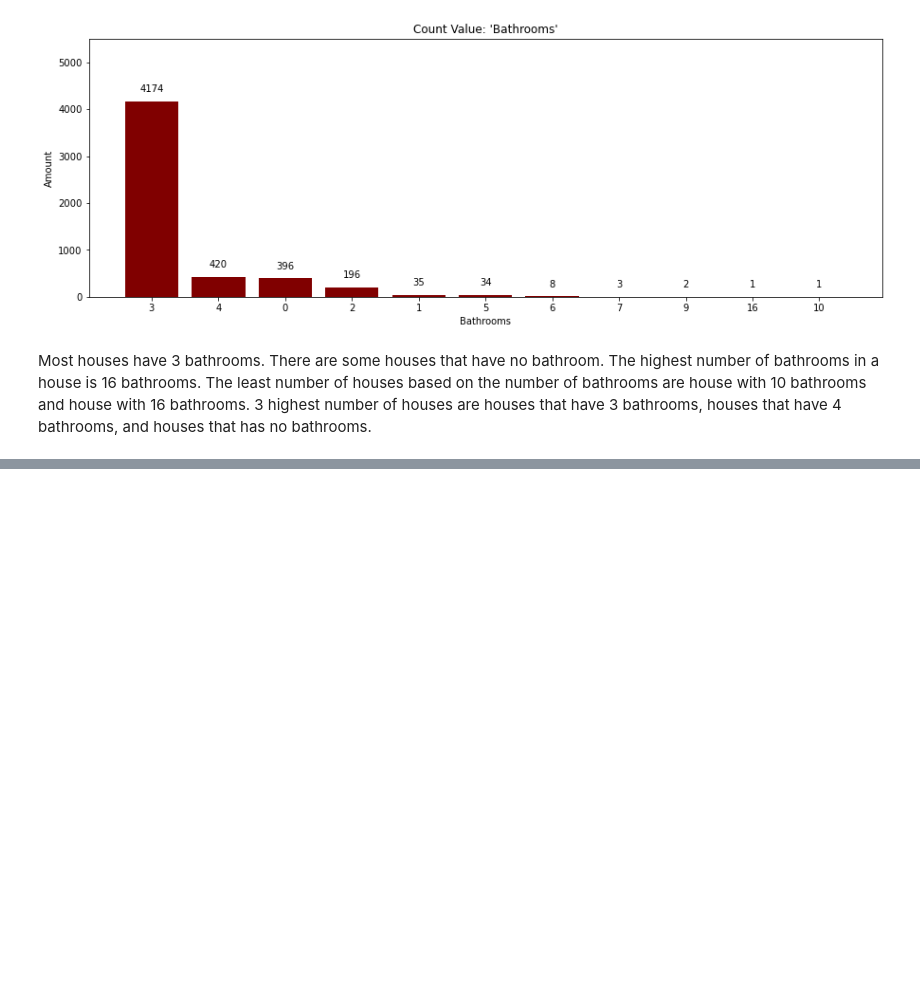
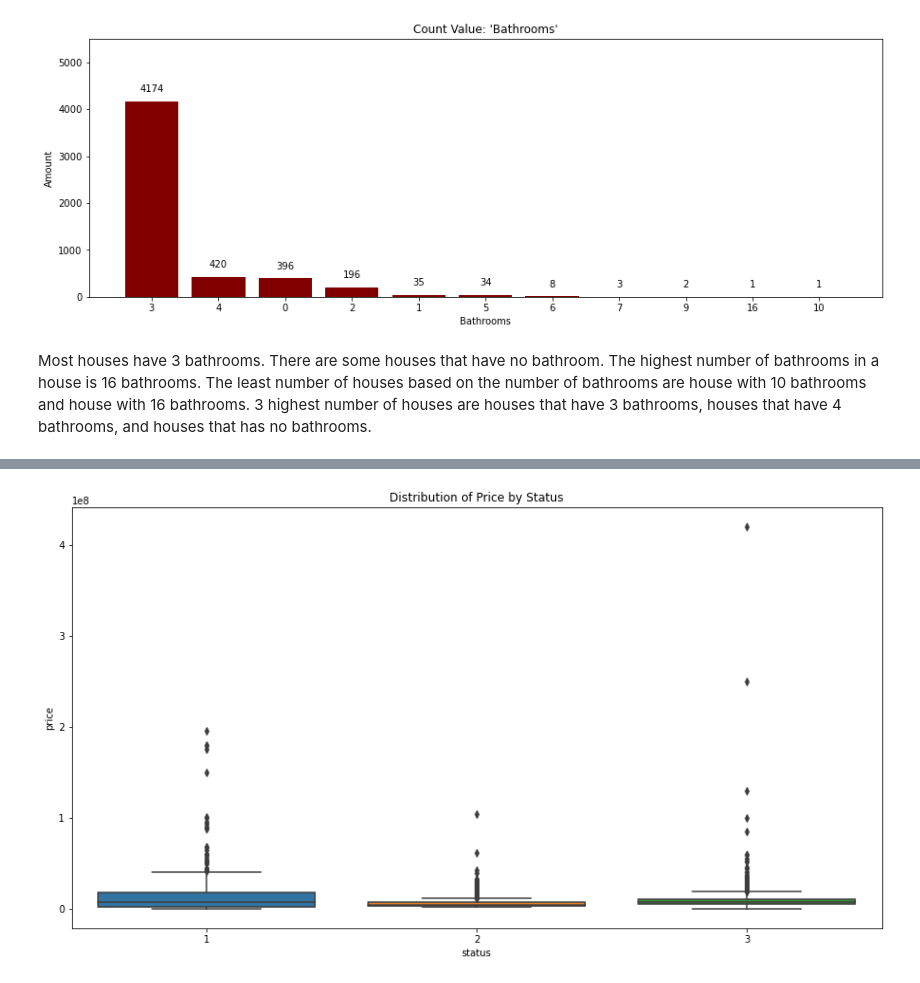
Before and after one commit to Yabiin/EDA, a Jupyter notebook: Untitled1.ipynb, the cells around one changed output, grey strips where cells are left out. Cells and saved outputs as stored; diff of their text form; code cells hidden in the pictures; blank space fills up the shorter version.

```diff
--- a/Untitled1.ipynb
+++ b/Untitled1.ipynb
@@ -194,0 +244,7 @@ The least number of houses based on the number of bathrooms are house with 10 ba
+# %%
+plt.figure(figsize=(15,8))
+sns.boxplot(data = df, x = 'status',y = 'price')
+plt.title('Distribution of Price by Status')
+plt.show()
+# %% [output]
+[figure, added]
```
Also changed, not shown: parts of 43 cells of this notebook.
